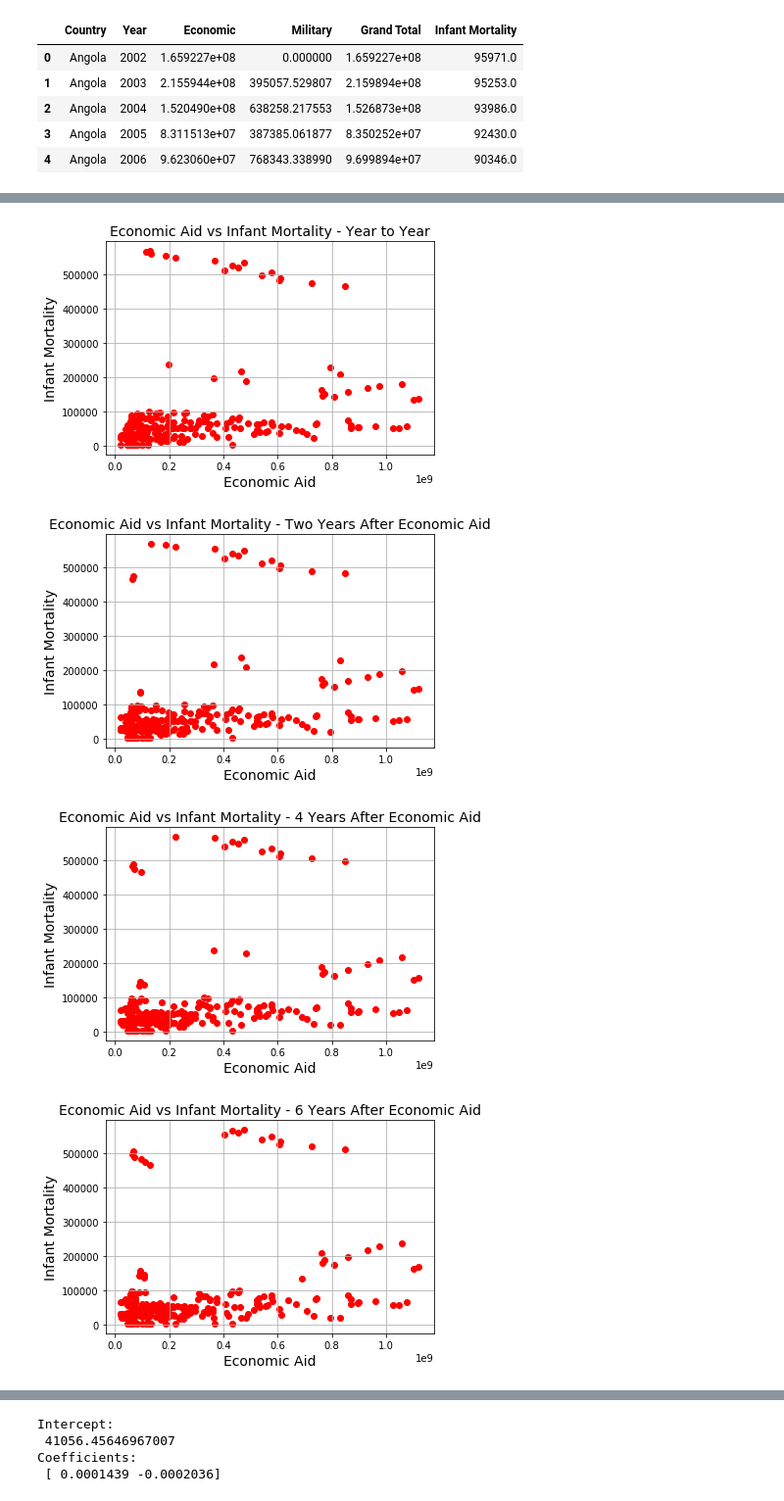
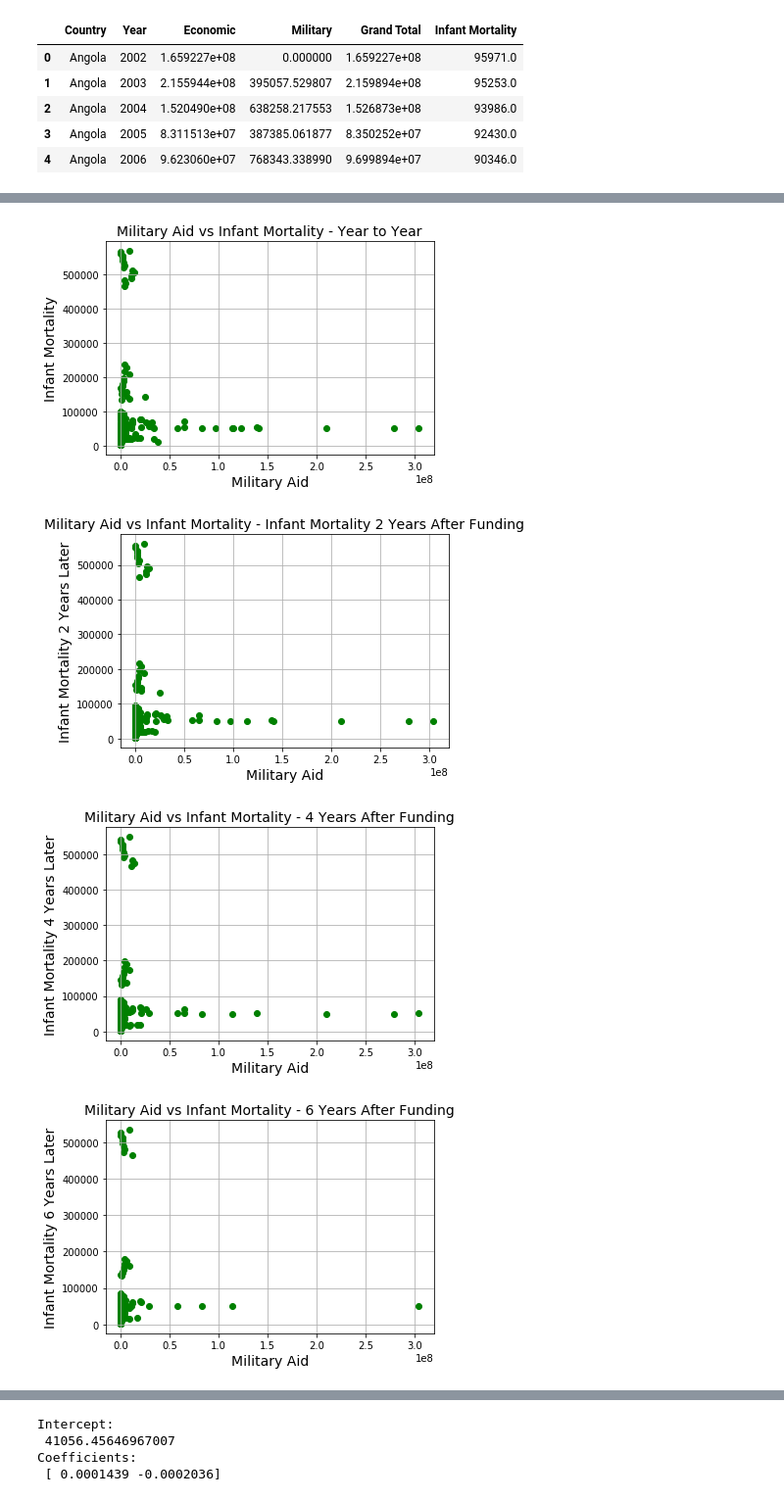
Before and after one commit to juliasweet/Project_1, a Jupyter notebook: Aid_vs_Infant_Mortality.ipynb, the cells around one changed output, grey strips where cells are left out. Shown at 98% size. Drawn from its saved outputs; the diff is of its cells as text; code cells hidden in the pictures.

```diff
--- a/Aid_vs_Infant_Mortality.ipynb
+++ b/Aid_vs_Infant_Mortality.ipynb
@@ -126,21 +97,21 @@ CombinedAid_InfantMortality["Country"].nunique()
 # %%
 # Group by country and shift two years ahead to see whether there is any impact.
 CombinedAid_InfantMortality_2=CombinedAid_InfantMortality.copy()
-CombinedAid_InfantMortality_2[['Infant Mortality']] = CombinedAid_InfantMortality.groupby(
-    ['Country'])['Infant Mortality'].shift(2)
-CombinedAid_InfantMortality_2= CombinedAid_InfantMortality_EM2.dropna()
+CombinedAid_InfantMortality_2['Infant Mortality_2'] = CombinedAid_InfantMortality.groupby(
+    ['Country'])['Infant Mortality'].shift(-2)
+CombinedAid_InfantMortality_2= CombinedAid_InfantMortality_2.dropna()
 
 # Group by country; shift four years ahead to see effect
 CombinedAid_InfantMortality_4=CombinedAid_InfantMortality.copy()
-CombinedAid_InfantMortality_4[['Infant Mortality']] = CombinedAid_InfantMortality.groupby(
-    ['Country'])['Infant Mortality'].shift(4)
-CombinedAid_InfantMortality_EM4= CombinedAid_InfantMortality_EM4.dropna()
+CombinedAid_InfantMortality_4['Infant Mortality_4'] = CombinedAid_InfantMortality.groupby(
+    ['Country'])['Infant Mortality'].shift(-4)
+CombinedAid_InfantMortality_4= CombinedAid_InfantMortality_4.dropna()
 
 # Repeat for 6-year impact
 CombinedAid_InfantMortality_6=CombinedAid_InfantMortality.copy()
-CombinedAid_InfantMortality_6[['Infant Mortality']] = CombinedAid_InfantMortality.groupby(
-    ['Country'])['Infant Mortality'].shift(6)
-CombinedAid_InfantMortality_6= CombinedAid_InfantMortality_EM6.dropna()
+CombinedAid_InfantMortality_6['Infant Mortality_6'] = CombinedAid_InfantMortality.groupby(
+    ['Country'])['Infant Mortality'].shift(-6)
+CombinedAid_InfantMortality_6= CombinedAid_InfantMortality_6.dropna()
 
-CombinedAid_InfantMortality_EM6.head()
+CombinedAid_InfantMortality_6
 # %% [output]
@@ -226,42 +176,41 @@ CombinedAid_InfantMortality_6= CombinedAid_InfantMortality_6.dropna()
 # %%
-
-##Scatter Economic vs Infant Mortality for Year on Year
-plt.scatter(CombinedAid_InfantMortality['Economic'],
-            CombinedAid_InfantMortality['Infant Mortality'], color='red')
-plt.title('Economic Aid vs Infant Mortality - Year to Year', fontsize=14)
-plt.xlabel('Economic Aid', fontsize=14)
+#Scatter Military vs Infant Mortality for funding on Year
+plt.scatter(CombinedAid_InfantMortality['Military'],
+            CombinedAid_InfantMortality['Infant Mortality'], color='green')
+plt.title('Military Aid vs Infant Mortality - Year to Year', fontsize=14)
+plt.xlabel('Military Aid', fontsize=14)
 plt.ylabel('Infant Mortality', fontsize=14)
 plt.grid(True)
 plt.show()
 
-#Scatter Economic Aid vs Infant Mortality (2 years after funding)
-plt.scatter(CombinedAid_InfantMortality_2['Economic_2'],
-            CombinedAid_InfantMortality_2['Infant Mortality'], color='red')
-plt.title('Economic Aid vs Infant Mortality - Two Years After Economic Aid', fontsize=14)
-plt.xlabel('Economic Aid', fontsize=14)
-plt.ylabel('Infant Mortality', fontsize=14)
+#Scatter Military vs Infant Mortality for funding 2 years after
+plt.scatter(CombinedAid_InfantMortality_2['Military'],
+            CombinedAid_InfantMortality_2['Infant Mortality_2'], color='green')
+plt.title('Military Aid vs Infant Mortality - Infant Mortality 2 Years After Funding', fontsize=14)
+plt.xlabel('Military Aid', fontsize=14)
+plt.ylabel('Infant Mortality 2 Years Later', fontsize=14)
 plt.grid(True)
 plt.show()
 
-#Scatter Economic Aid vs. Infant Mortality (4 years after funding)
-plt.scatter(CombinedAid_InfantMortality_4['Economic_4'],
-            CombinedAid_InfantMortality_4['Infant Mortality'], color='red')
-plt.title('Economic Aid vs Infant Mortality - 4 Years After Economic Aid', fontsize=14)
-plt.xlabel('Economic Aid', fontsize=14)
-plt.ylabel('Infant Mortality', fontsize=14)
+#Scatter Military vs Infant Mortality for funding 4 years after
+plt.scatter(CombinedAid_InfantMortality_4['Military'],
+            CombinedAid_InfantMortality_4['Infant Mortality_4'], color='green')
+plt.title('Military Aid vs Infant Mortality - 4 Years After Funding', fontsize=14)
+plt.xlabel('Military Aid', fontsize=14)
+plt.ylabel('Infant Mortality 4 Years Later', fontsize=14)
 plt.grid(True)
 plt.show()
 
-#Scatter Economic Aid vs. Infant Morality (6 years after funding)
-plt.scatter(CombinedAid_InfantMortality_6['Economic_6'],
-            CombinedAid_InfantMortality_6['Infant Mortality'], color='red')
-plt.title('Economic Aid vs Infant Mortality - 6 Years After Economic Aid', fontsize=14)
-plt.xlabel('Economic Aid', fontsize=14)
-plt.ylabel('Infant Mortality', fontsize=14)
+#Scatter Military vs Infant Mortality for funding 6 years after
+plt.scatter(CombinedAid_InfantMortality_6['Military'],
+            CombinedAid_InfantMortality_6['Infant Mortality_6'], color='green')
+plt.title('Military Aid vs Infant Mortality - 6 Years After Funding', fontsize=14)
+plt.xlabel('Military Aid', fontsize=14)
+plt.ylabel('Infant Mortality 6 Years Later', fontsize=14)
 plt.grid(True)
 plt.show()
 # %% [output]
-[figure, old version]
+[figure, new version]
-[figure, old version]
+[figure, new version]
-[figure, old version]
+[figure, new version]
-[figure, old version]
+[figure, new version]
```
Also changed, not shown: parts of 12 cells of this notebook, 32 other files.
